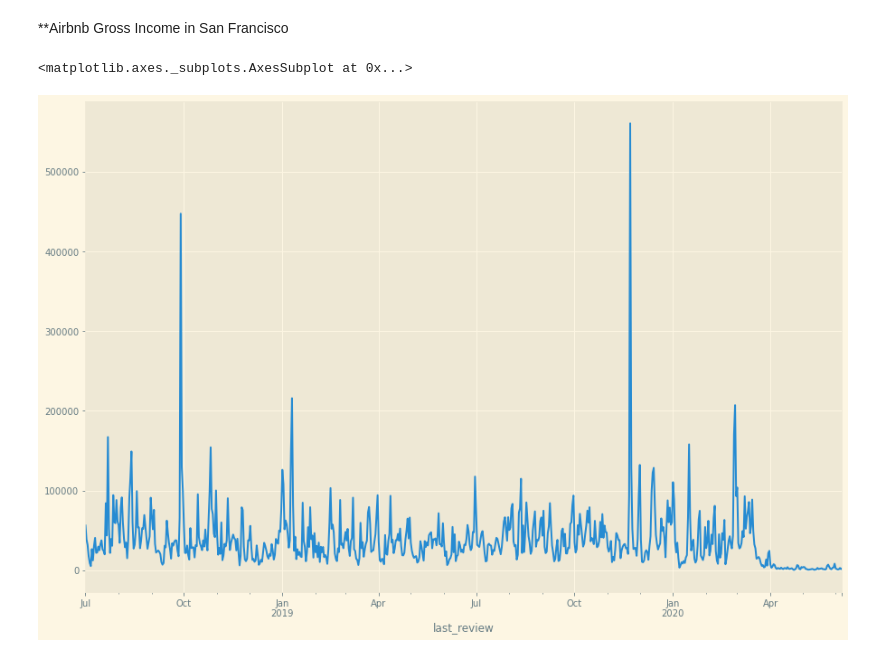
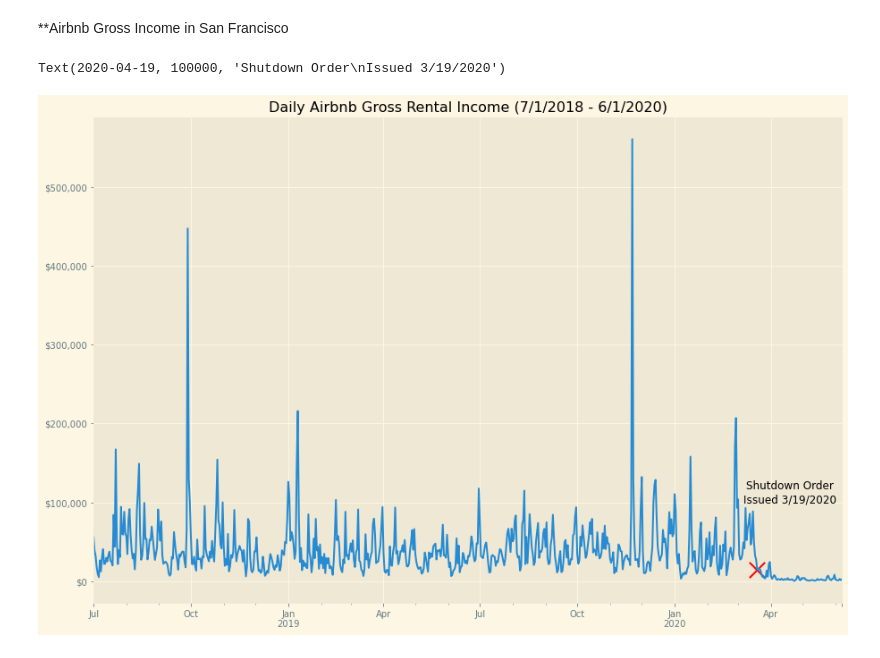
Before and after one commit to KishenSharma6/SF_Airbnb_Rental_Market_Analysis, a Jupyter notebook: Project_Codes/04_Modeling/2020_0715_Market_Analysis.ipynb, the cells around one changed output. Cells and saved outputs as stored; diff of their text form; code cells hidden in the pictures.

```diff
--- a/Project_Codes/04_Modeling/2020_0715_Market_Analysis.ipynb
+++ b/Project_Codes/04_Modeling/2020_0715_Market_Analysis.ipynb
@@ -58,12 +60,20 @@ Data shape: (126258, 47)
 # %%
 #Create fig
 f, ax = plt.subplots(figsize = (15,10))
 
 #Plot total revenue each day
 df.groupby('last_review')['price'].sum().plot()
+plt.scatter('2020-03-19', 14443, color = 'red',  marker='x',s=300,  edgecolors='black',
+)
 
+#Set plot aesthetics
+ax.get_yaxis().set_major_formatter(plt.FuncFormatter(lambda x, loc: "${:,}".format(int(x))))
+ax.set_xlabel('')
+ax.set_title('Daily Airbnb Gross Rental Income (7/1/2018 - 6/1/2020)')
+
+plt.text('2020-04-19', 100_000, 'Shutdown Order\nIssued 3/19/2020', fontsize=12,horizontalalignment='center',);
 
 #Stay at home order March 19 2020
 # %% [output]
-<matplotlib.axes._subplots.AxesSubplot at 0x...>
+Text(2020-04-19, 100000, 'Shutdown Order\nIssued 3/19/2020')
-[figure, old version]
+[figure, new version]
```
Also changed, not shown: parts of 22 cells of this notebook.
